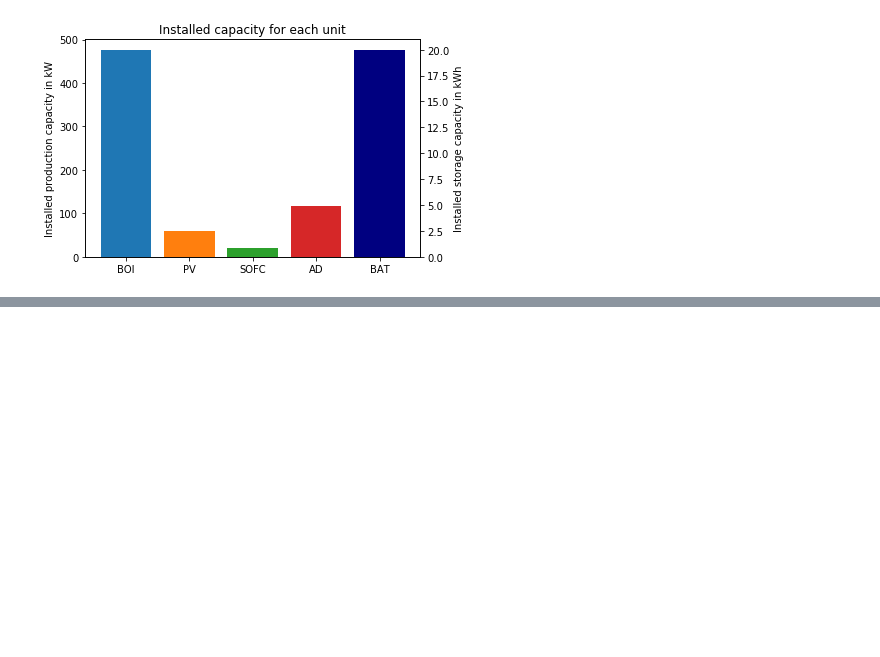
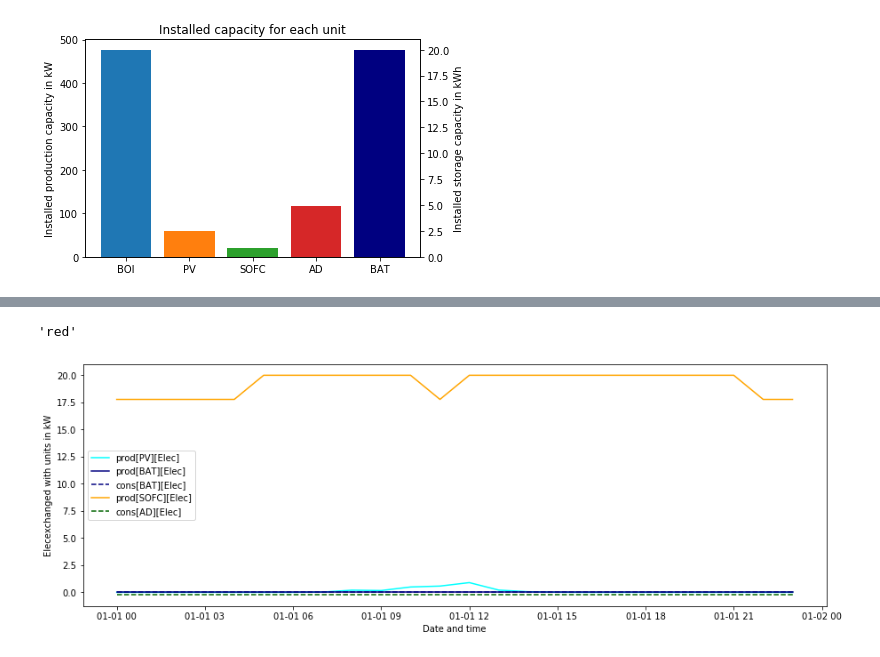
Before and after one commit to terborch/SFF, a Jupyter notebook: sff_mip/run.ipynb, the cells around one changed output, grey strips where cells are left out. Saved outputs shown, nothing was run; the diff lists cells and outputs as text; code cells hidden in the pictures; blank space fills up the shorter version.

```diff
--- a/sff_mip/run.ipynb
+++ b/sff_mip/run.ipynb
@@ -173,0 +262,38 @@ def plot_stream_results():
+# %%
+resource = 'Elec'
+
+Color_code_u = {'BOI': 'firebrick', 'PV': 'aqua', 'BAT': 'navy', 'build_T': 'black', 'Ext_T': 'blue',
+              'SOFC': 'orange', 'AD': 'darkgreen', 'Irradiance': 'red', 'bat_SOC': 'purple'}
+
+def col(name):
+    if '[' in name:
+        name = get_unit_name(name)
+    return Color_code[name]
+
+def col(name):
+    if '[' in name:
+        name = get_unit_name(name)
+    return Color_code[name]
+
+def plot_units_resource(resource, var_result, var_name):
+    plt.xlabel('Date and time')
+    plt.ylabel(resource + 'exchanged with units in kW')
+
+    for name in var_name:
+        if resource in name:
+            if 'prod' in name:
+                plt.plot(date[:-1], var_result[name], label=name, c=col(name))
+            elif 'cons' in name:
+                plt.plot(date[:-1], [var_result[name][p]*(-1) for p in Periods], label=name, ls='--', c=col(name))
+
+
+    plt.legend(loc='center left')
+# %%
+col('Irradiance')
+# %% [output]
+'red'
+# %%
+plot_units_resource('Elec', var_result_time_dep, var_name_time_dep)
+plt.show()
+# %% [output]
+[figure, added]
```
Also changed, not shown: parts of 33 cells of this notebook, 56 other files.
